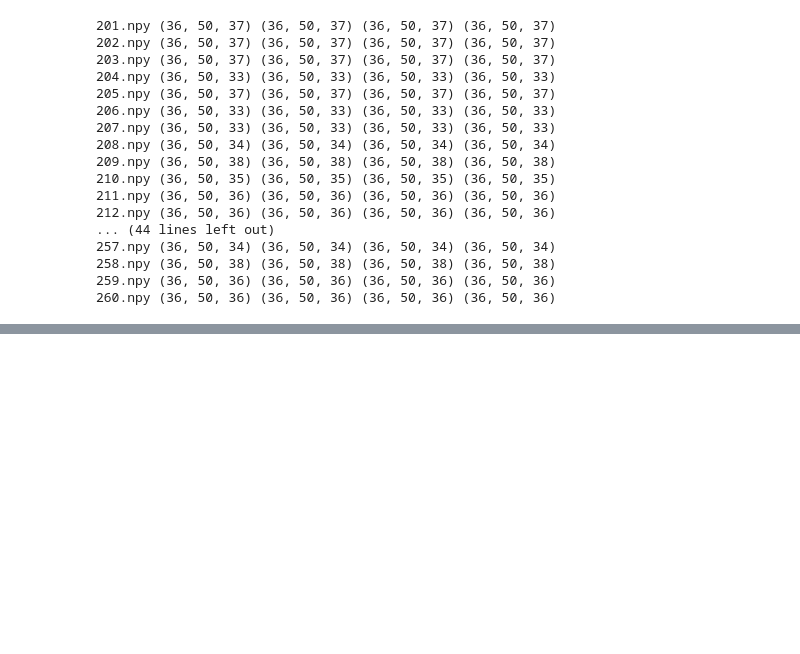
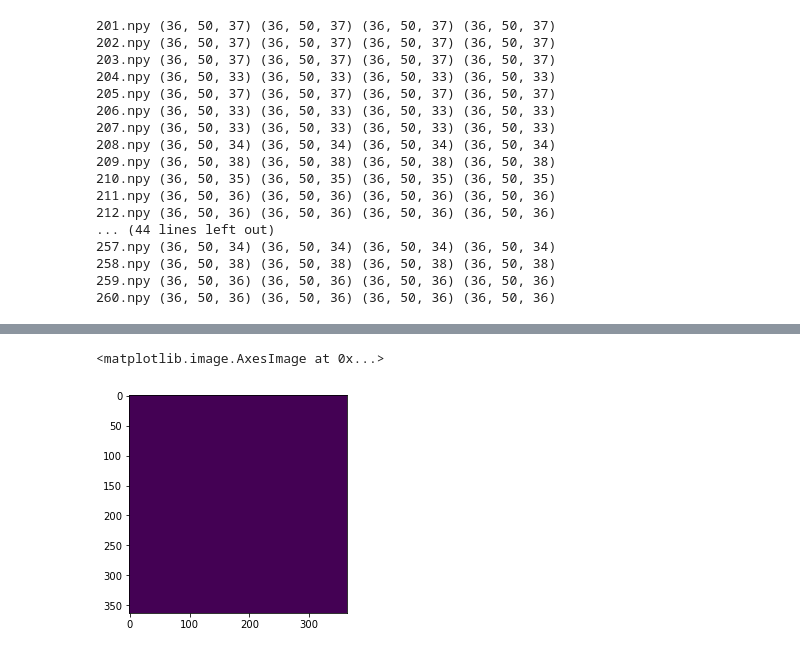
Before and after one commit to rahuljroy/Annotation_Eff_MedImgSeg, a Jupyter notebook: notebooks/Shape_prior_generation.ipynb, the cells around one changed output, grey strips where cells are left out. Saved outputs shown, nothing was run; the diff lists cells and outputs as text; code cells hidden in the pictures; blank space fills up the shorter version.

```diff
--- a/notebooks/Shape_prior_generation.ipynb
+++ b/notebooks/Shape_prior_generation.ipynb
@@ -230,0 +305,40 @@ for i in seg_files:
+# %%
+def inside_outside_pgram(point, axis_length, pca_comp, angle_vec):
+    track_list = []
+    track_list.append(np.dot(point, pca_comp[0])+axis_length[0])
+    track_list.append(np.dot(point, pca_comp[0])-axis_length[0])
+    track_list.append(np.dot(point, pca_comp[1])-axis_length[1])
+    track_list.append(np.dot(point, pca_comp[1])-axis_length[1])
+    # print(track_list)
+    bool_list = []
+    for i in track_list:
+        if i < 0:
+            bool_list.append(-1)
+        else:
+            bool_list.append(1)
+    if bool_list == [-1,1,-1,1]:
+        return True
+    else:
+        return False
+# %%
+def get_prior_pgram(seg):
+    prior_slice = np.zeros_like(seg)
+    data = get_coords(seg)
+    if data is None:
+        return prior_slice
+    pca_comp, mean_vec = get_pca(data)
+    axis_length = get_axes(data, pca_comp, mean_vec)
+    angle_vec = angle1(pca_comp[0], np.array([10,0]))
+    # print(pca_comp[0], axis_length, angle_vec)
+    for i in range(seg.shape[1]):
+        for j in range(seg.shape[0]):
+            cond = inside_outside_pgram(np.array([i,seg.shape[0] - j]).reshape(1,2), axis_length, pca_comp, angle_vec)
+            if cond:
+                prior_slice[j][i] = 1
+    return prior_slice
+# %%
+prior = get_prior_pgram(seg)
+plt.imshow(prior)
+# %% [output]
+<matplotlib.image.AxesImage at 0x...>
+[figure, added]
```
Also changed, not shown: parts of 20 cells of this notebook, 5 other files.
